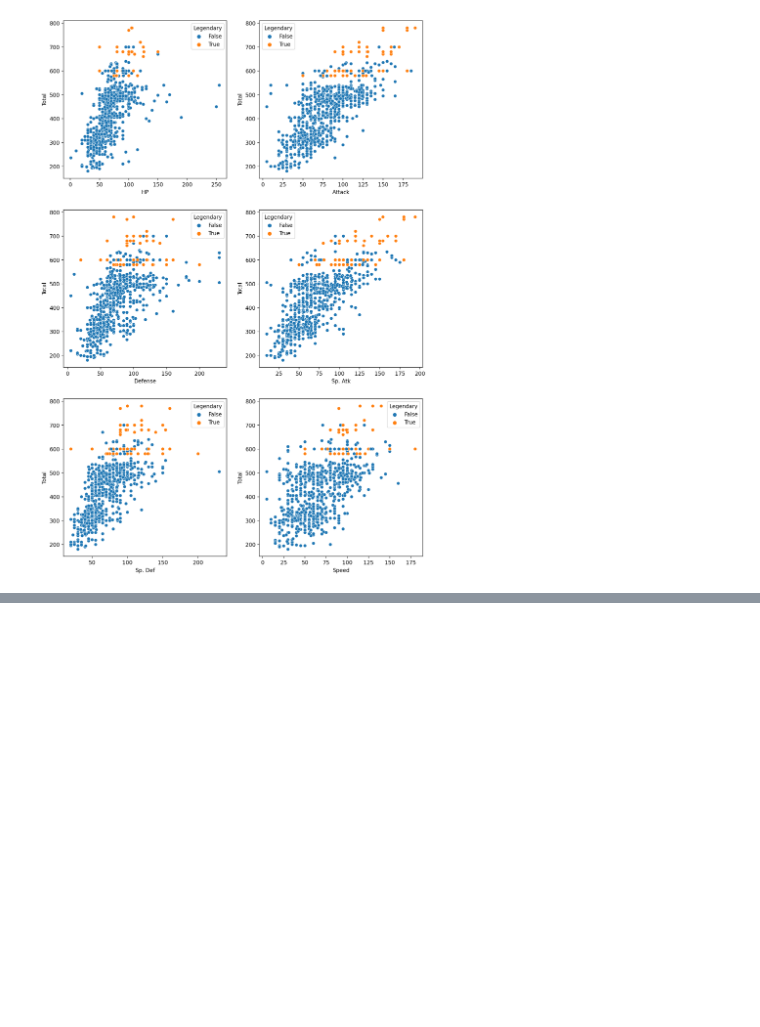
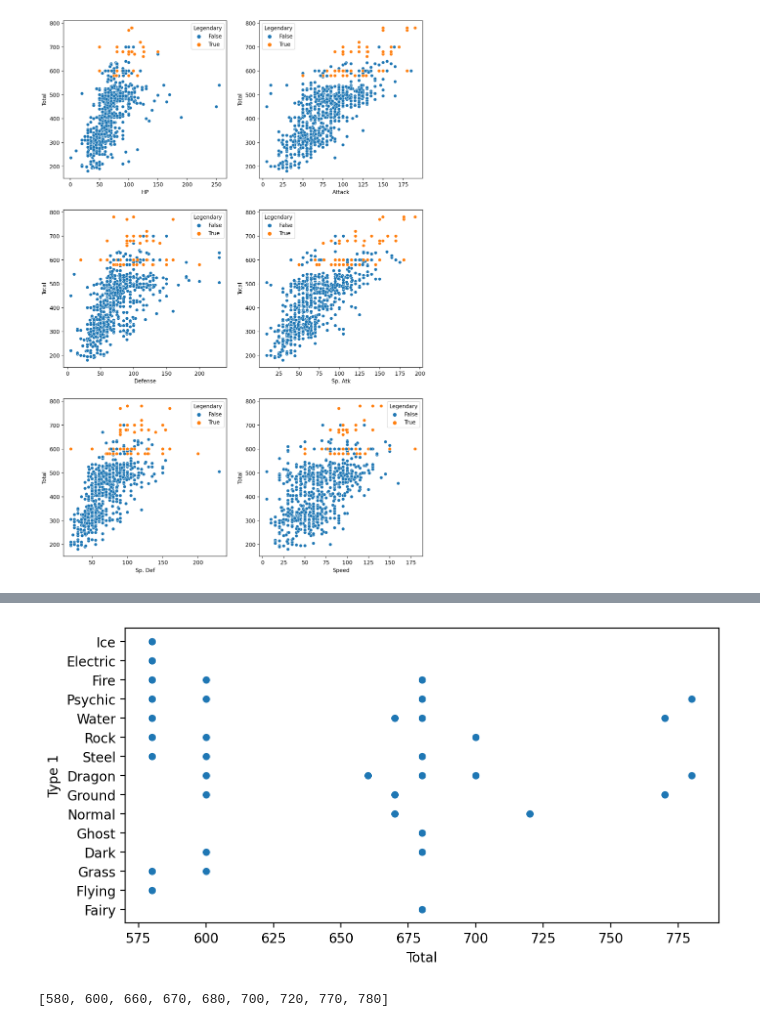
Before and after one commit to HWMV/No_use_repo_Aiffel, a Jupyter notebook: Machine_Learning/Main_quest2/Go_poketmon.ipynb, the cells around one changed output, grey strips where cells are left out. Cells and saved outputs as stored; diff of their text form; code cells hidden in the pictures; blank space fills up the shorter version.

```diff
--- a/Machine_Learning/Main_quest2/Go_poketmon.ipynb
+++ b/Machine_Learning/Main_quest2/Go_poketmon.ipynb
@@ -344,0 +358,17 @@ plt.show()
+# %%
+# 전설, 일반 분류해서 차이 확인하기
+# 1. Total 값 : Total 값이 전설/일반 분류 예측에 영향이 있는 컬럼인지 확인을 위함
+# 특정 값에 몰려있음 확인
+fig, ax = plt.subplots()
+fig.set_size_inches(8, 4)
+
+sns.scatterplot(data=legendary, y="Type 1", x="Total")
+plt.show()
+# %% [output]
+[figure, added]
+# %%
+# Total 값들의 집합 확인
+# 9가지 값 존재
+print(sorted(list(set(legendary["Total"]))))
+# %% [output]
+[580, 600, 660, 670, 680, 700, 720, 770, 780]
```
Also changed, not shown: parts of 33 cells of this notebook.
